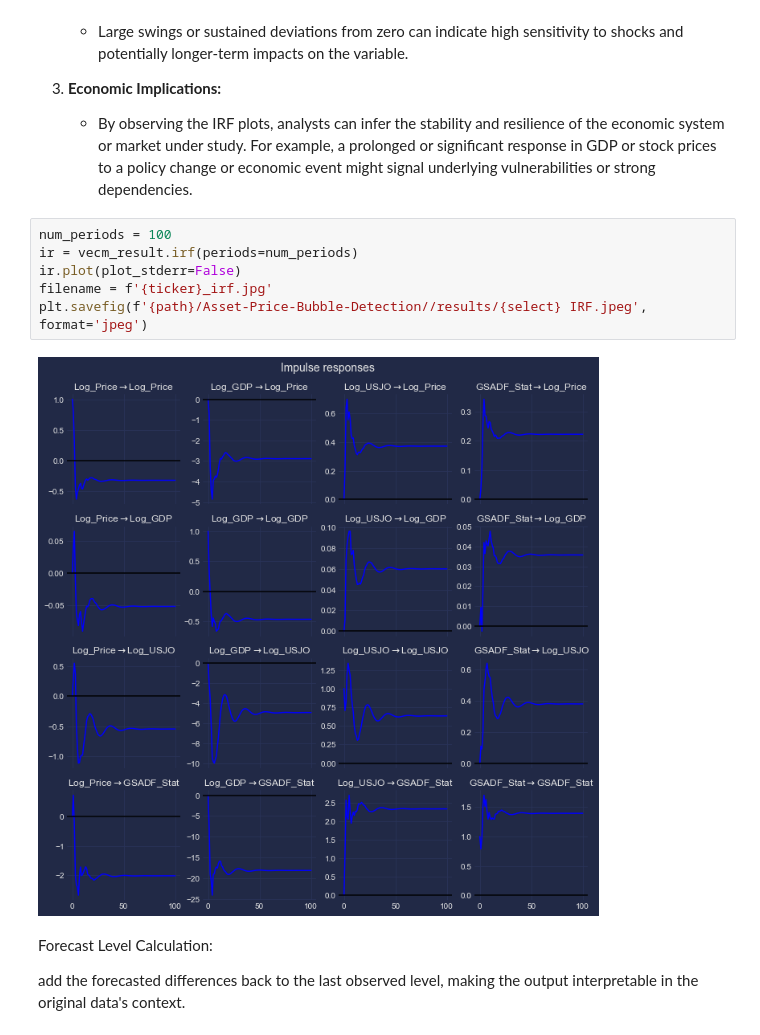
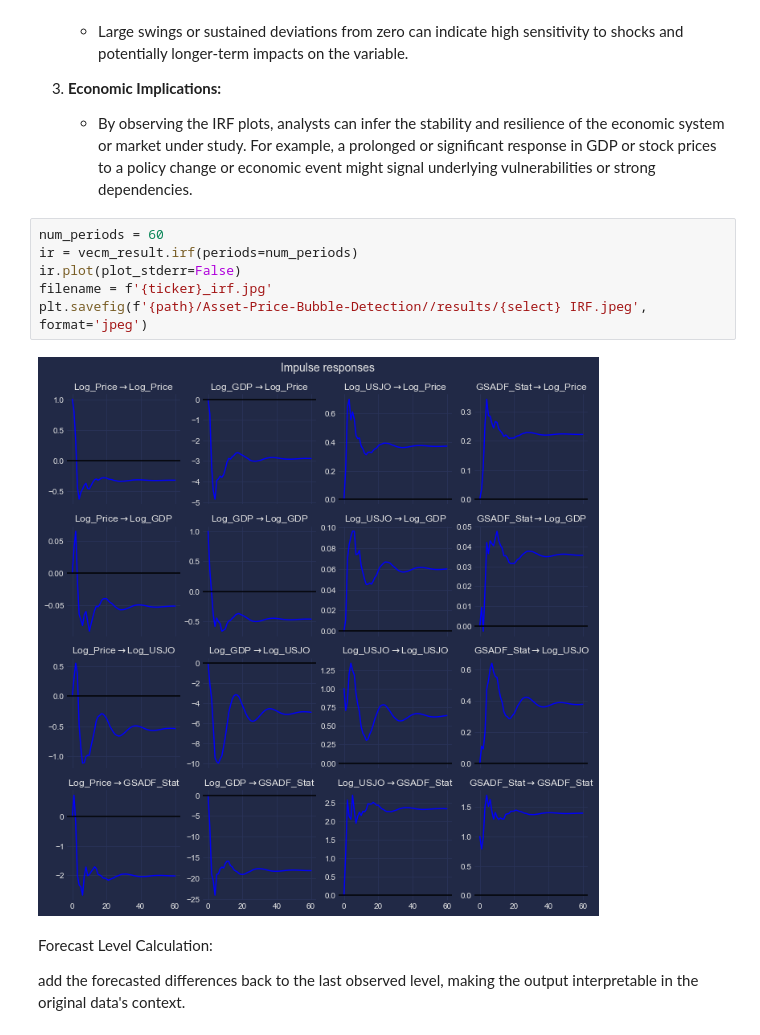
Before and after one commit to Philip-Lacava/Asset-Price-Bubble-Detection, a Jupyter notebook: Bubble Model 3.ipynb, the cells around one changed output. Drawn from its saved outputs; the diff is of its cells as text.

```diff
--- a/Bubble Model 3.ipynb
+++ b/Bubble Model 3.ipynb
@@ -945,13 +945,13 @@ Impulse Response Function (IRF) plots are a crucial tool in time series analysis
 3. **Economic Implications:**
    - By observing the IRF plots, analysts can infer the stability and resilience of the economic system or market under study. For example, a prolonged or significant response in GDP or stock prices to a policy change or economic event might signal underlying vulnerabilities or strong dependencies.
 # %%
-num_periods = 100
+num_periods = 60
 ir = vecm_result.irf(periods=num_periods)
 ir.plot(plot_stderr=False)
 filename = f'{ticker}_irf.jpg'
 plt.savefig(f'{path}/Asset-Price-Bubble-Detection//results/{select} IRF.jpeg', format='jpeg')
 # %% [output]
-[figure, old version]
+[figure, new version]
 # %% [markdown]
 Forecast Level Calculation:
 
```
Also changed, not shown: parts of 8 cells of this notebook, 5 other files.
